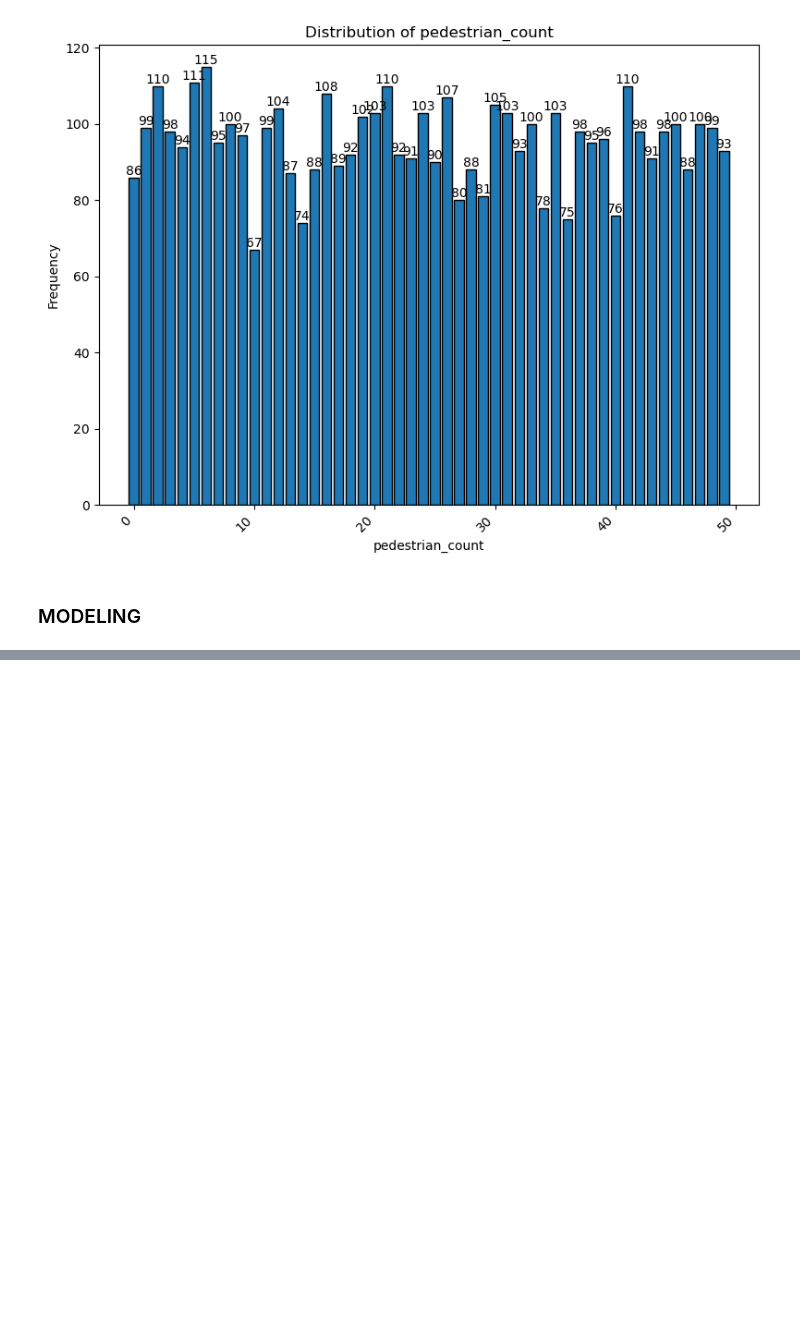
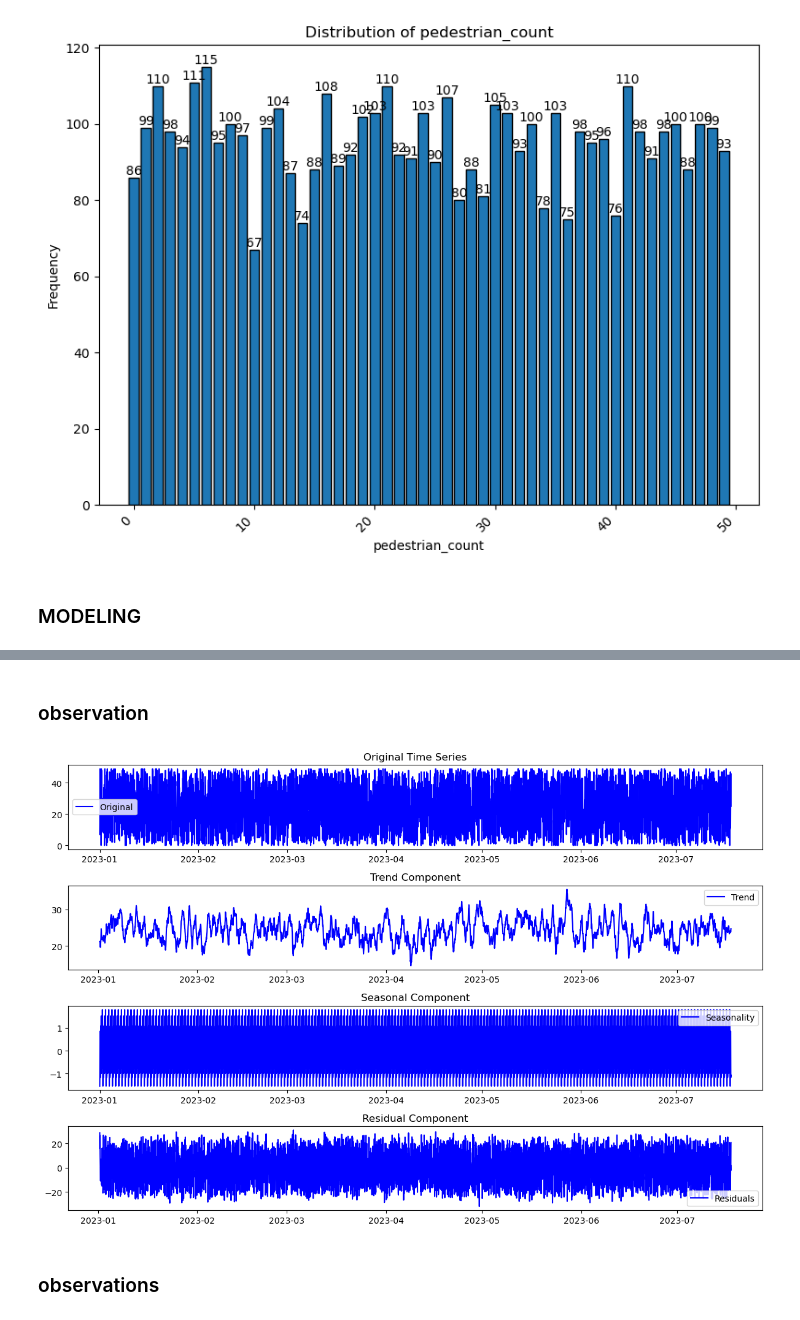
Before and after one commit to Kamaukaguru/Traffic-analysis-project, a Jupyter notebook: Index.ipynb, the cells around one changed output, grey strips where cells are left out. Drawn from its saved outputs; the diff is of its cells as text; code cells hidden in the pictures; blank space fills up the shorter version.

```diff
--- a/Index.ipynb
+++ b/Index.ipynb
@@ -386,0 +508,9 @@ from statsmodels.tsa.statespace.sarimax import SARIMAX
+# %% [markdown]
+### observation
+# %%
+# Perform decomposition and plot components
+decompose_and_plot(cleaned_data, column='pedestrian_count', freq=24)
+# %% [output]
+[figure, added]
+# %% [markdown]
+### observations
```
Also changed, not shown: parts of 20 cells of this notebook.
